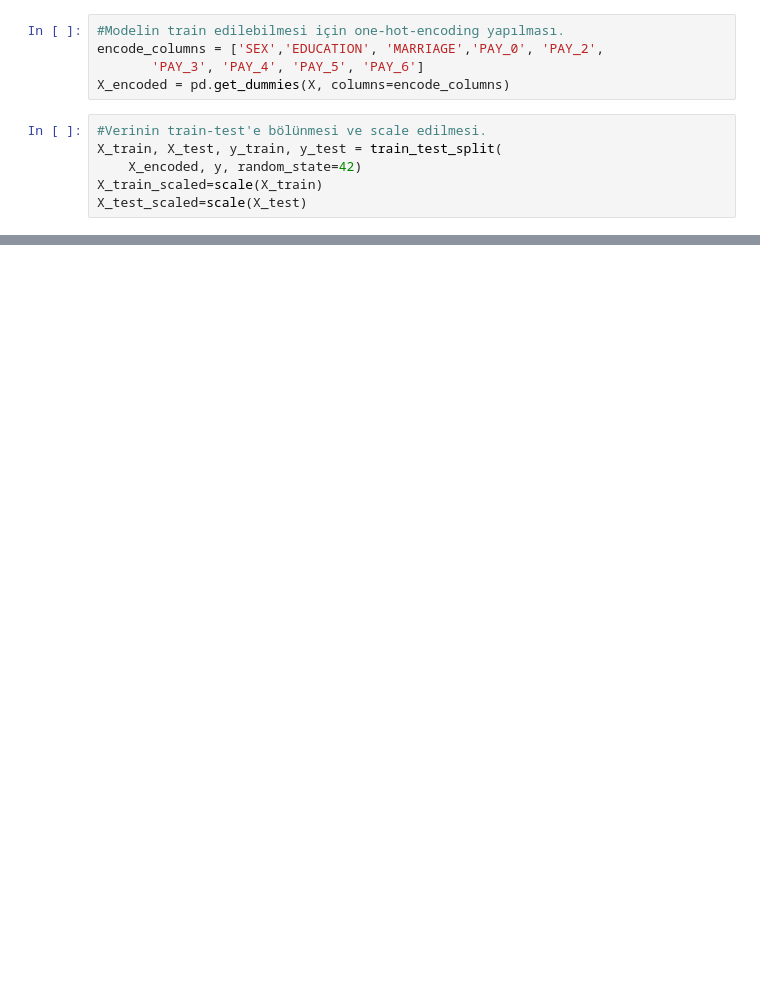
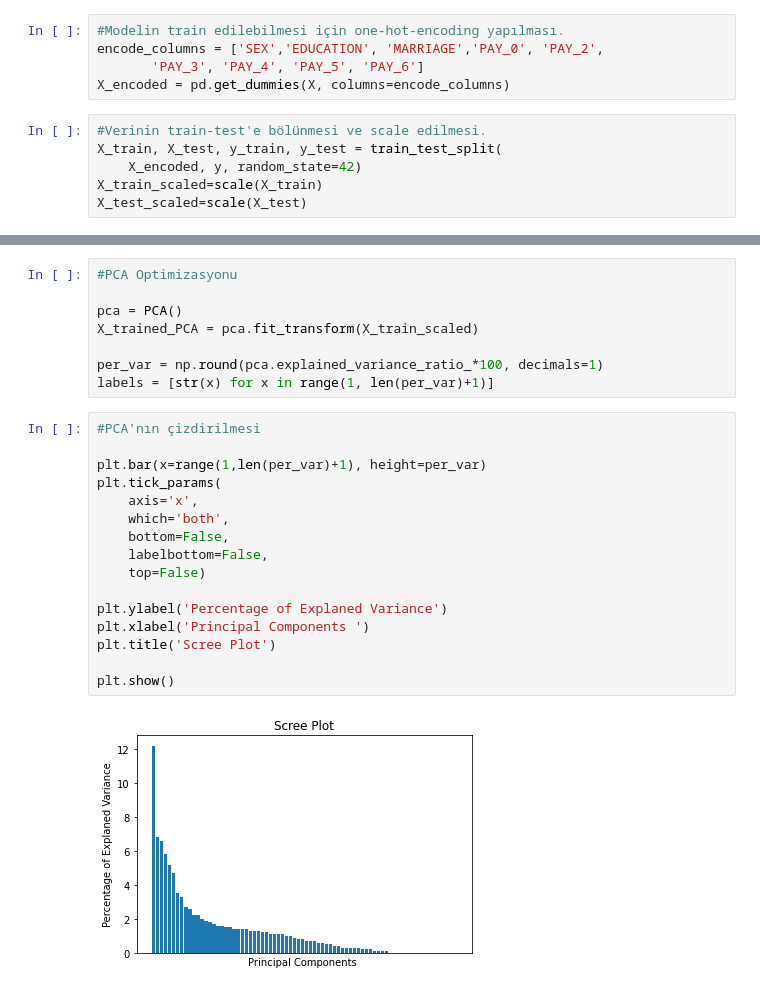
Before and after one commit to emrullahozkilinc/machine-learning, a Jupyter notebook: svm_statquest.ipynb, the cells around one changed output, grey strips where cells are left out. Saved outputs shown, nothing was run; the diff lists cells and outputs as text; blank space fills up the shorter version.

```diff
--- a/svm_statquest.ipynb
+++ b/svm_statquest.ipynb
@@ -117,0 +205,26 @@ X_test_scaled=scale(X_test)
+# %%
+#PCA Optimizasyonu
+
+pca = PCA()
+X_trained_PCA = pca.fit_transform(X_train_scaled)
+
+per_var = np.round(pca.explained_variance_ratio_*100, decimals=1)
+labels = [str(x) for x in range(1, len(per_var)+1)]
+# %%
+#PCA'nın çizdirilmesi
+
+plt.bar(x=range(1,len(per_var)+1), height=per_var)
+plt.tick_params(
+    axis='x',
+    which='both',
+    bottom=False,
+    labelbottom=False,
+    top=False)
+
+plt.ylabel('Percentage of Explaned Variance')
+plt.xlabel('Principal Components ')
+plt.title('Scree Plot')
+
+plt.show()
+# %% [output]
+[figure, added]
```
Also changed, not shown: parts of 13 cells of this notebook.
